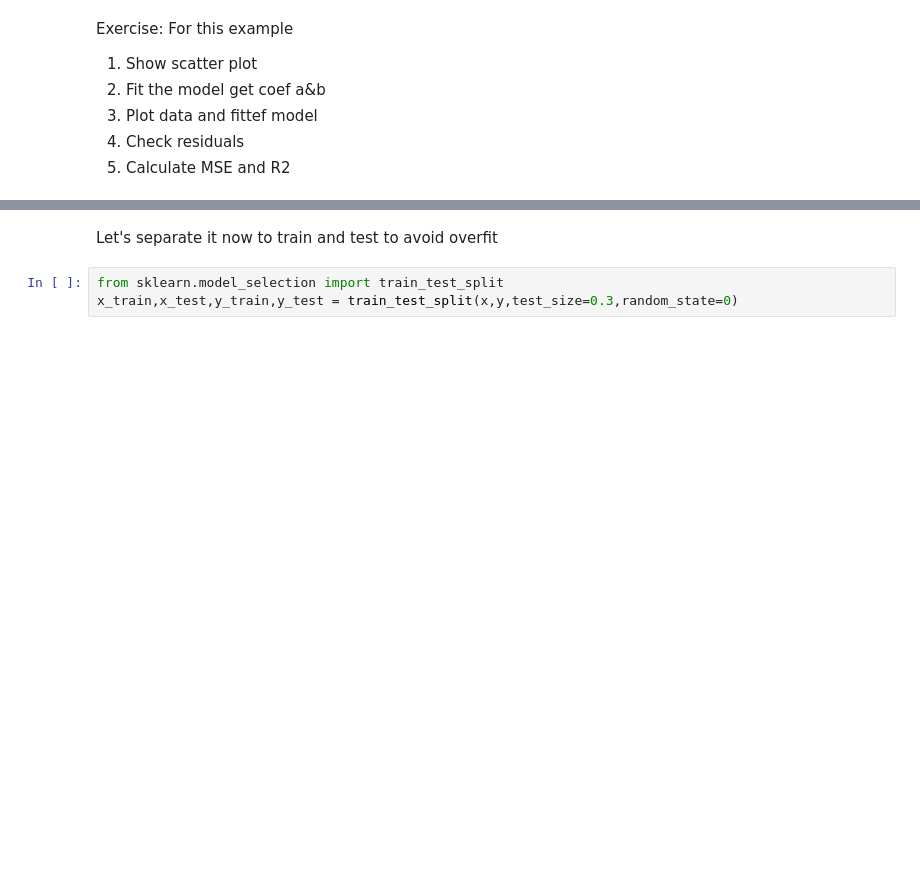
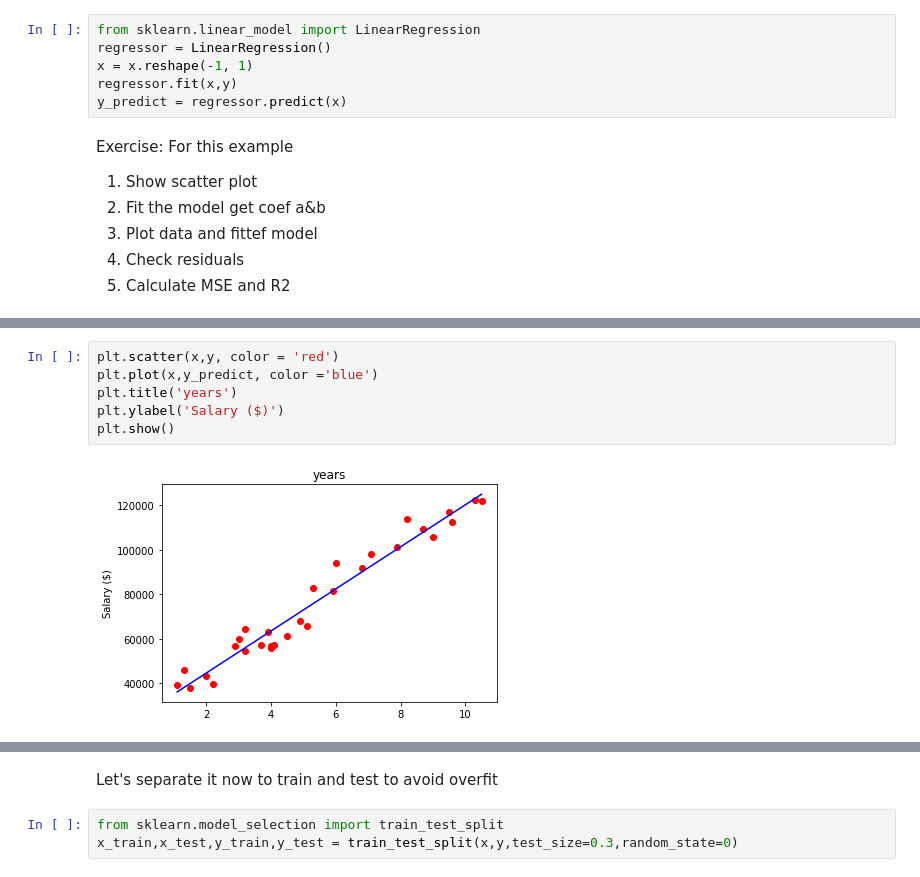
Before and after one commit to tamarshifman/mlcourse-Nov22, a Jupyter notebook: linear_regression_1.ipynb, the cells around one changed output, grey strips where cells are left out. Saved outputs shown, nothing was run; the diff lists cells and outputs as text; blank space fills up the shorter version.

```diff
--- a/linear_regression_1.ipynb
+++ b/linear_regression_1.ipynb
@@ -119,3 +132,9 @@ y=df.iloc[:,-1].values
+# %%
+from sklearn.linear_model import LinearRegression
+regressor = LinearRegression()
+x = x.reshape(-1, 1)
+regressor.fit(x,y)
+y_predict = regressor.predict(x)
 # %% [markdown]
 Exercise: For this example
 
@@ -126,0 +154,8 @@ Exercise: For this example
+# %%
+plt.scatter(x,y, color = 'red')
+plt.plot(x,y_predict, color ='blue')
+plt.title('years')
+plt.ylabel('Salary ($)')
+plt.show()
+# %% [output]
+[figure, added]
```
Also changed, not shown: parts of 10 cells of this notebook.
